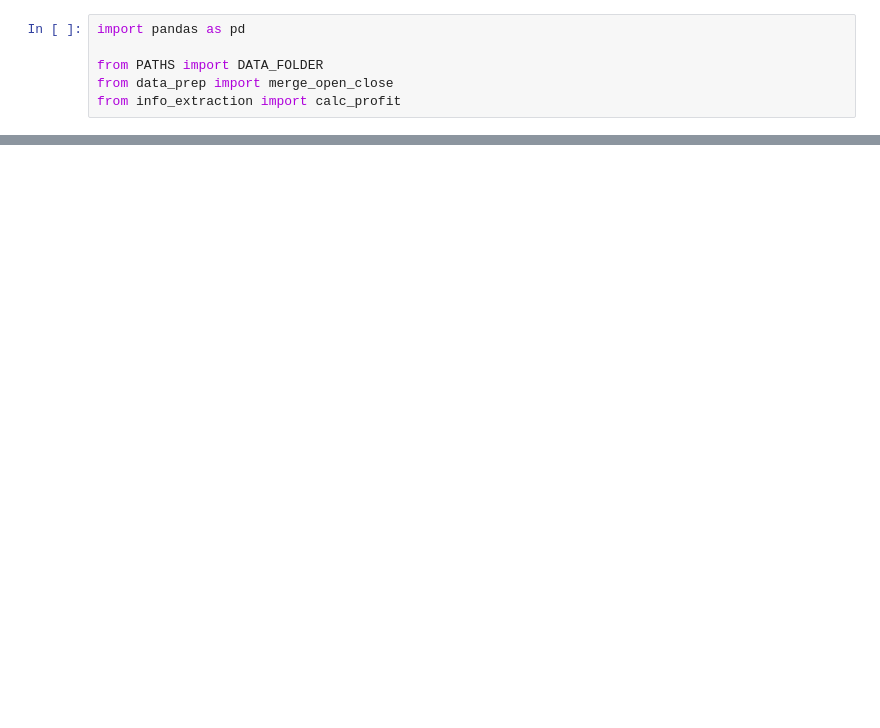
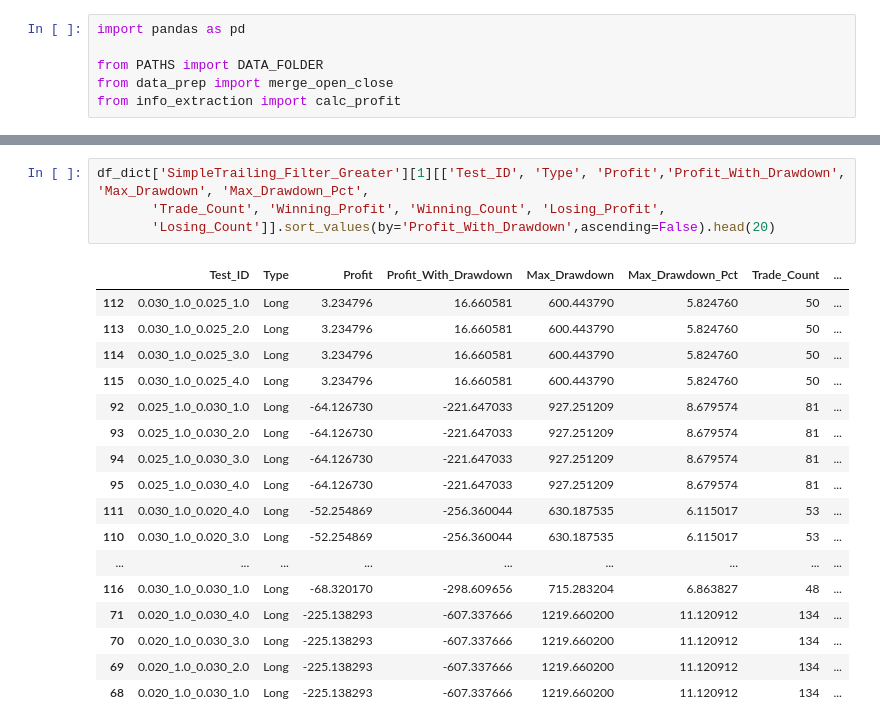
Before and after one commit to FrisDomonkos/MetaTrader_4, a Jupyter notebook: data.ipynb, the cells around one changed output, grey strips where cells are left out. Cells and saved outputs as stored; diff of their text form; blank space fills up the shorter version.

```diff
--- a/data.ipynb
+++ b/data.ipynb
@@ -64,0 +122,22 @@ df_dict['SimpleTrailing_NoFilter_None'][1]
+# %%
+df_dict['SimpleTrailing_Filter_Greater'][1][['Test_ID', 'Type', 'Profit','Profit_With_Drawdown', 'Max_Drawdown', 'Max_Drawdown_Pct',
+       'Trade_Count', 'Winning_Profit', 'Winning_Count', 'Losing_Profit',
+       'Losing_Count']].sort_values(by='Profit_With_Drawdown',ascending=False).head(20)
+# %% [output]
+|  | Test_ID | Type | Profit | Profit_With_Drawdown | Max_Drawdown | Max_Drawdown_Pct | Trade_Count | ... |
+| 112 | 0.030_1.0_0.025_1.0 | Long | 3.234796 | 16.660581 | 600.443790 | 5.824760 | 50 | ... |
+| 113 | 0.030_1.0_0.025_2.0 | Long | 3.234796 | 16.660581 | 600.443790 | 5.824760 | 50 | ... |
+| 114 | 0.030_1.0_0.025_3.0 | Long | 3.234796 | 16.660581 | 600.443790 | 5.824760 | 50 | ... |
+| 115 | 0.030_1.0_0.025_4.0 | Long | 3.234796 | 16.660581 | 600.443790 | 5.824760 | 50 | ... |
+| 92 | 0.025_1.0_0.030_1.0 | Long | -64.126730 | -221.647033 | 927.251209 | 8.679574 | 81 | ... |
+| 93 | 0.025_1.0_0.030_2.0 | Long | -64.126730 | -221.647033 | 927.251209 | 8.679574 | 81 | ... |
+| 94 | 0.025_1.0_0.030_3.0 | Long | -64.126730 | -221.647033 | 927.251209 | 8.679574 | 81 | ... |
+| 95 | 0.025_1.0_0.030_4.0 | Long | -64.126730 | -221.647033 | 927.251209 | 8.679574 | 81 | ... |
+| 111 | 0.030_1.0_0.020_4.0 | Long | -52.254869 | -256.360044 | 630.187535 | 6.115017 | 53 | ... |
+| 110 | 0.030_1.0_0.020_3.0 | Long | -52.254869 | -256.360044 | 630.187535 | 6.115017 | 53 | ... |
+| ... | ... | ... | ... | ... | ... | ... | ... | ... |
+| 116 | 0.030_1.0_0.030_1.0 | Long | -68.320170 | -298.609656 | 715.283204 | 6.863827 | 48 | ... |
+| 71 | 0.020_1.0_0.030_4.0 | Long | -225.138293 | -607.337666 | 1219.660200 | 11.120912 | 134 | ... |
+| 70 | 0.020_1.0_0.030_3.0 | Long | -225.138293 | -607.337666 | 1219.660200 | 11.120912 | 134 | ... |
+| 69 | 0.020_1.0_0.030_2.0 | Long | -225.138293 | -607.337666 | 1219.660200 | 11.120912 | 134 | ... |
+| 68 | 0.020_1.0_0.030_1.0 | Long | -225.138293 | -607.337666 | 1219.660200 | 11.120912 | 134 | ... |
```
Also changed, not shown: parts of 9 cells of this notebook, 5 other files.
